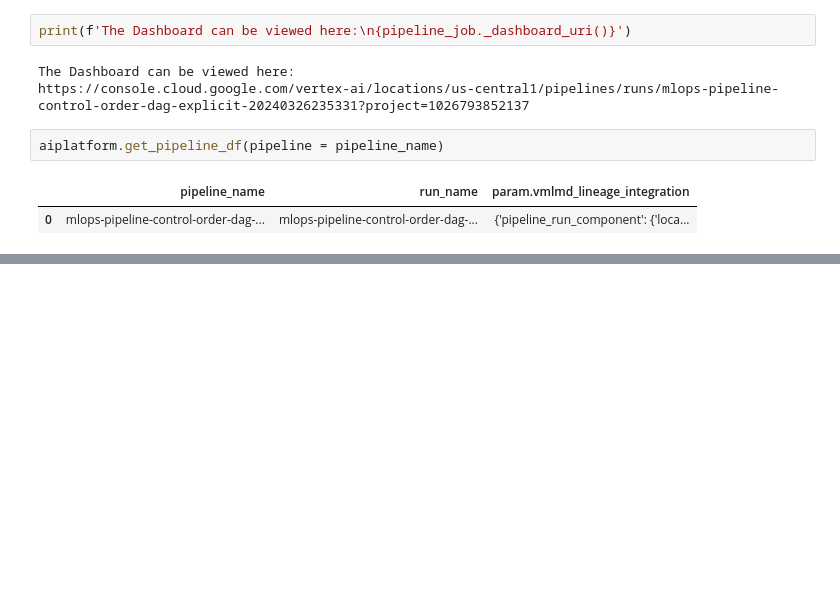
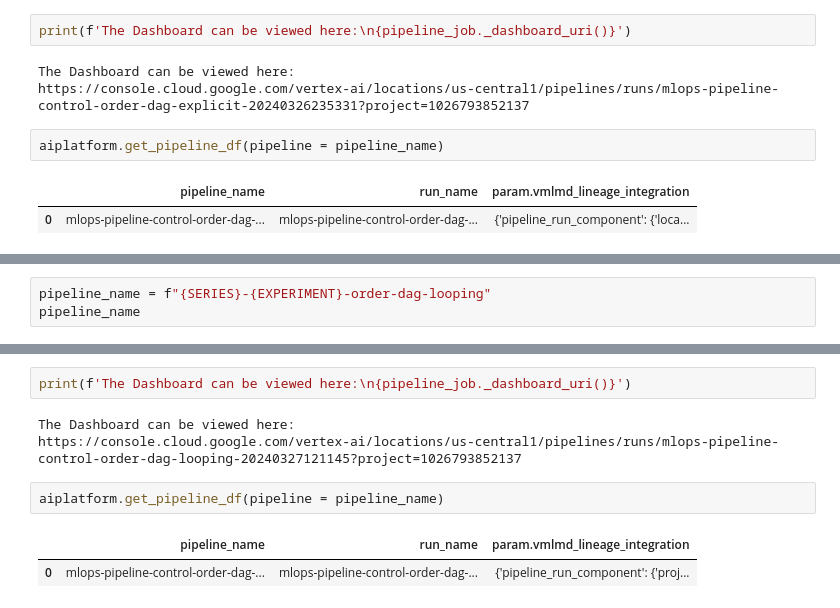
Before and after one commit to statmike/vertex-ai-mlops, a Jupyter notebook: MLOps/Vertex AI Pipelines - Control.ipynb, the cells around one changed output, grey strips where cells are left out. Saved outputs shown, nothing was run; the diff lists cells and outputs as text; blank space fills up the shorter version.

Commit message:
added looping, conditions, and collection

```diff
--- a/MLOps/Vertex AI Pipelines - Control.ipynb
+++ b/MLOps/Vertex AI Pipelines - Control.ipynb
@@ -361,0 +400,3 @@ aiplatform.get_pipeline_df(pipeline = pipeline_name)
+# %%
+pipeline_name = f"{SERIES}-{EXPERIMENT}-order-dag-looping"
+pipeline_name
@@ -361,0 +433,10 @@ aiplatform.get_pipeline_df(pipeline = pipeline_name)
+# %%
+print(f'The Dashboard can be viewed here:\n{pipeline_job._dashboard_uri()}')
+# %% [output]
+The Dashboard can be viewed here:
+https://console.cloud.google.com/vertex-ai/locations/us-central1/pipelines/runs/mlops-pipeline-control-order-dag-looping-20240327121145?project=1026793852137
+# %%
+aiplatform.get_pipeline_df(pipeline = pipeline_name)
+# %% [output]
+|  | pipeline_name | run_name | param.vmlmd_lineage_integration |
+| 0 | mlops-pipeline-control-order-dag-... | mlops-pipeline-control-order-dag-... | {'pipeline_run_component': {'proj... |
```
Also changed, not shown: parts of 25 cells of this notebook, 5 other files.
